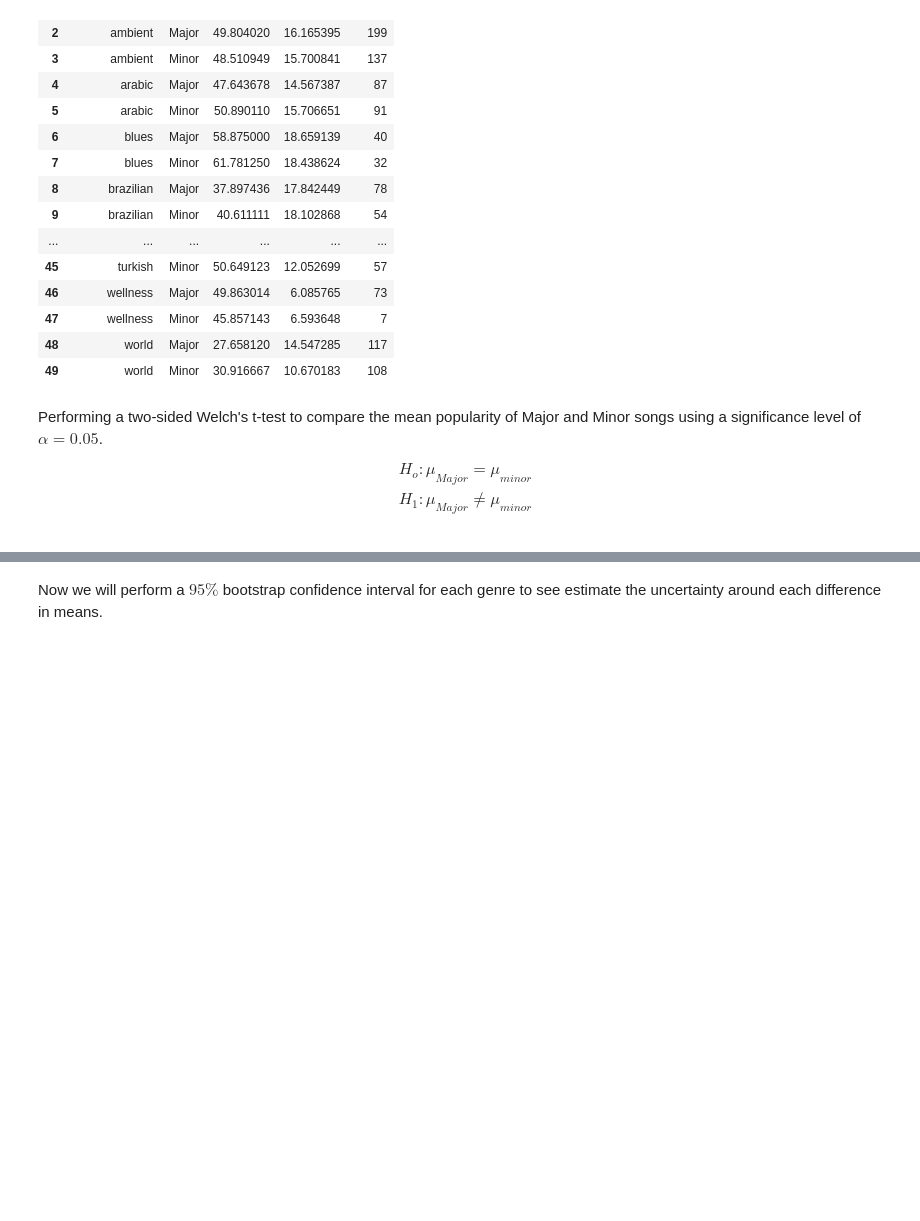
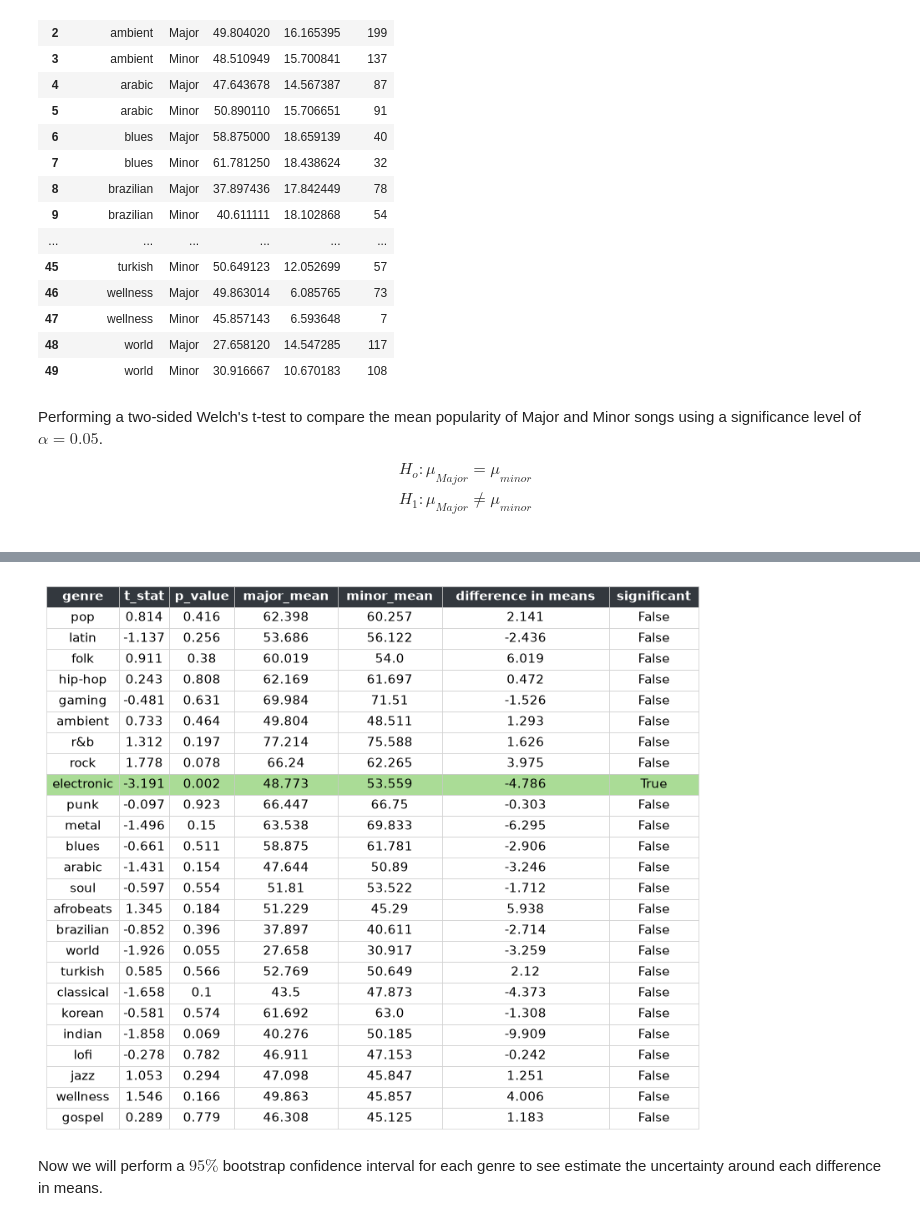
Before and after one commit to tylergarf/CU_STAT5000_Final_Proj, a Jupyter notebook: notebooks/03-Eriks-analysis.ipynb, the cells around one changed output, grey strips where cells are left out. Saved outputs shown, nothing was run; the diff lists cells and outputs as text; code cells hidden in the pictures; blank space fills up the shorter version.

```diff
--- a/notebooks/03-Eriks-analysis.ipynb
+++ b/notebooks/03-Eriks-analysis.ipynb
@@ -148,3 +149,36 @@ display(welch_results)
+# %%
+fig, ax = plt.subplots(figsize=(8, 3))
+ax.axis("off")
+welch_table = ax.table(
+    cellText=welch_results.values,
+    colLabels=welch_results.columns,
+    cellLoc="center",
+    loc="center",
+)
+welch_table.auto_set_font_size(False)
+welch_table.set_fontsize(11)
+welch_table.scale(1.2, 1.5)
+welch_table.auto_set_column_width(col = list(range(len(welch_results.columns))))
+for (row,col), cell in welch_table.get_celld().items():
+    if row == 0:
+        cell.set_facecolor("#33383E")
+        cell.set_text_props(color="white", weight="bold")
+
+
+    else:
+        cell.set_facecolor("#F2F2F2" if row % 2 == 0 else "white")
+        p_value = welch_results.iloc[row-1]["p_value"]
+        if p_value < 0.05:
+            cell.set_facecolor(to_rgba("#56BB2E", 0.5))
+        else:
+            cell.set_facecolor("white")
+
+    cell.set_edgecolor("#CCCCCC")
+    cell.set_linewidth(0.5)
+plt.savefig("welch_results_table.png", bbox_inches="tight", transparent=False, dpi=300)
+plt.show()
+# %% [output]
+[figure, added]
 # %% [markdown]
 Now we will perform a $95\%$ bootstrap confidence interval for each genre to see estimate the uncertainty around each difference in means.
 # %%
```
Also changed, not shown: parts of 3 cells of this notebook, 5 other files.
